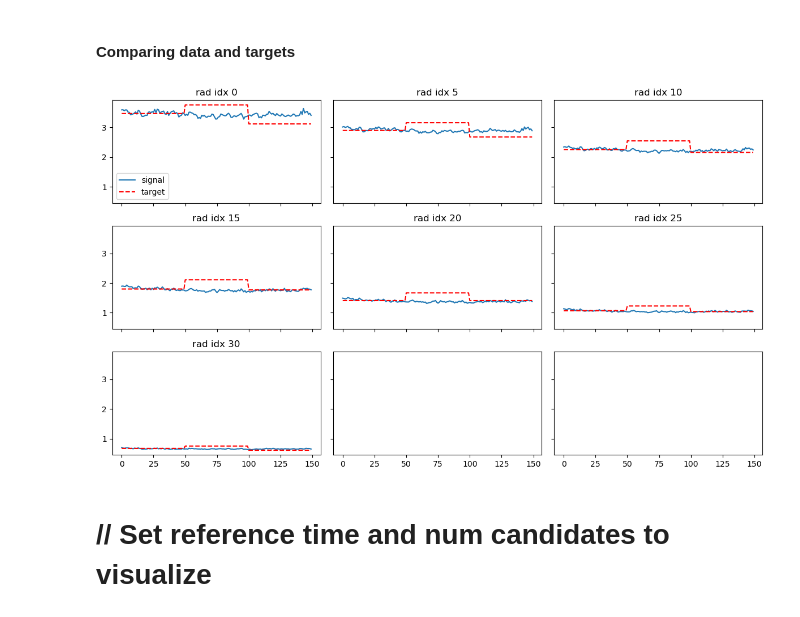
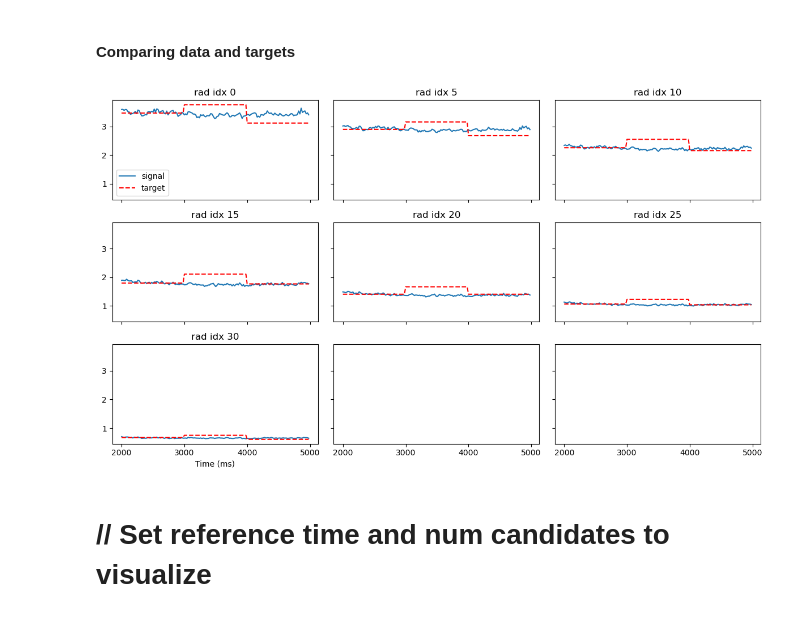
Before and after one commit to rohit-sonker/rl_prof_control_exp, a Jupyter notebook: real-time_analysis_and_target_selection.ipynb, the cells around one changed output. Saved outputs shown, nothing was run; the diff lists cells and outputs as text; code cells hidden in the pictures.

```diff
--- a/real-time_analysis_and_target_selection.ipynb
+++ b/real-time_analysis_and_target_selection.ipynb
@@ -274,23 +274,26 @@ Environment variable TOKSEARCH_INDEX_DIR not set.
 # %%
 num_set_targets = len(selected_target_idxs)
 set_time_idxs = [np.argmin(np.abs(times - t)) for t in targets_set_time]
 fig, axes = plt.subplots(3, 3, figsize=(12, 7), sharex=True, sharey=True)
 axes = axes.ravel()
 for i in range(len(rad_idxs_to_analyze)):
     axes[i].plot(profile_signals[set_time_idxs[0]:set_time_idxs[-1], rad_idxs_to_analyze[i]], label='signal')
     yi = np.empty((set_time_idxs[-1] - set_time_idxs[0]), dtype=float)
     start_idx = 0
     for j in range(num_set_targets):
         yi[start_idx:set_time_idxs[j+1] - set_time_idxs[0]] = all_targets[selected_target_idxs[j], rad_idxs_to_analyze[i]]
         start_idx = set_time_idxs[j+1] - set_time_idxs[0]
     axes[i].plot(yi, label='target', linestyle='--', color='r')
     axes[i].set_title(f"rad idx {rad_idxs_to_analyze[i]}")
     if i == 0:
         axes[i].legend()
+axes[6].set_xticks(np.arange(0, set_time_idxs[-1] - set_time_idxs[0]+1, 50),
+                   labels=[str(t) for t in np.arange(targets_set_time[0], targets_set_time[-1]+1, 50 * 20)])
+axes[6].set_xlabel("Time (ms)")
 plt.tight_layout()
 plt.show()
 # %% [output]
-[figure, old version]
+[figure, new version]
 # %% [markdown]
 # // Set reference time and num candidates to visualize
 # %%
```
